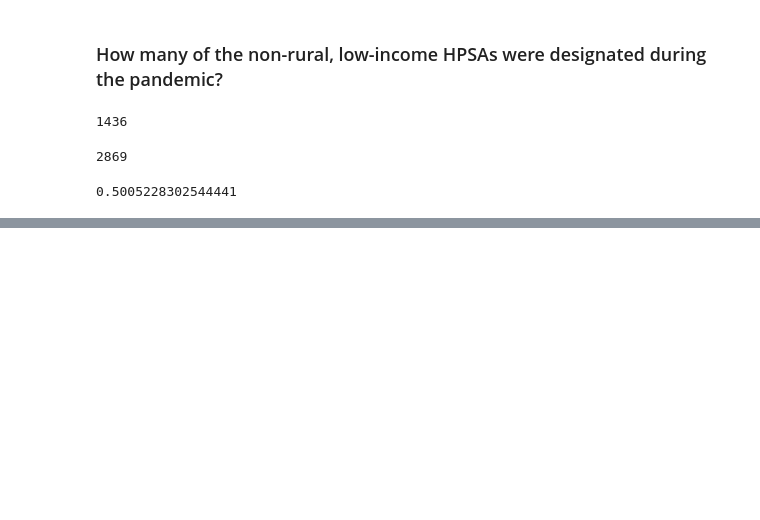
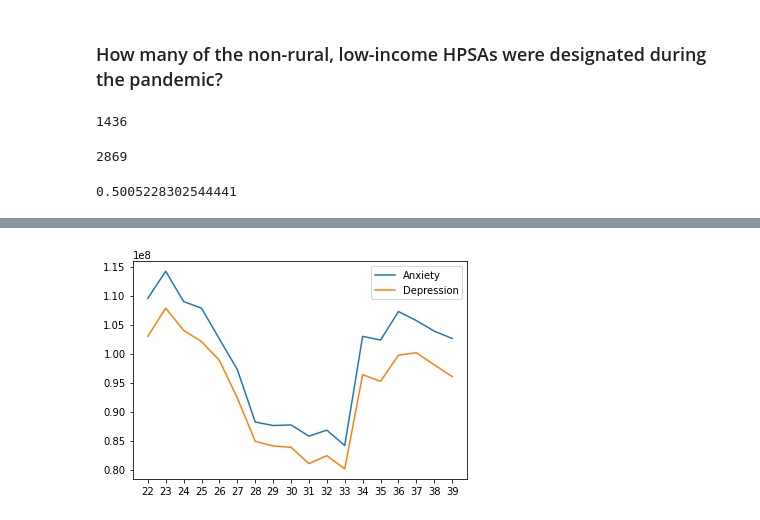
Before and after one commit to JuliaIngram/mental-health-hpsas, a Jupyter notebook: Data Diary Mental Health HPSAs.ipynb, the cells around one changed output, grey strips where cells are left out. Saved outputs shown, nothing was run; the diff lists cells and outputs as text; code cells hidden in the pictures; blank space fills up the shorter version.

```diff
--- a/Data Diary Mental Health HPSAs.ipynb
+++ b/Data Diary Mental Health HPSAs.ipynb
@@ -94,0 +121,2 @@ len(newLIPops)/len(allLIPops)
+# %%
+xlabels = ['{}'.format(i) for i in range(startWeek, endWeek + 1)]
@@ -94,0 +202,7 @@ len(newLIPops)/len(allLIPops)
+# %%
+plt.plot(xlabels, buildTable(filenames_anxiety, [7,8,9], 1, 'US', 6),label='Anxiety')
+plt.plot(xlabels, buildTable(filenames_depression, [7,8,9], 1, 'US', 6),label='Depression')
+plt.legend()
+plt.show()
+# %% [output]
+[figure, added]
```
Also changed, not shown: parts of 11 cells of this notebook.
